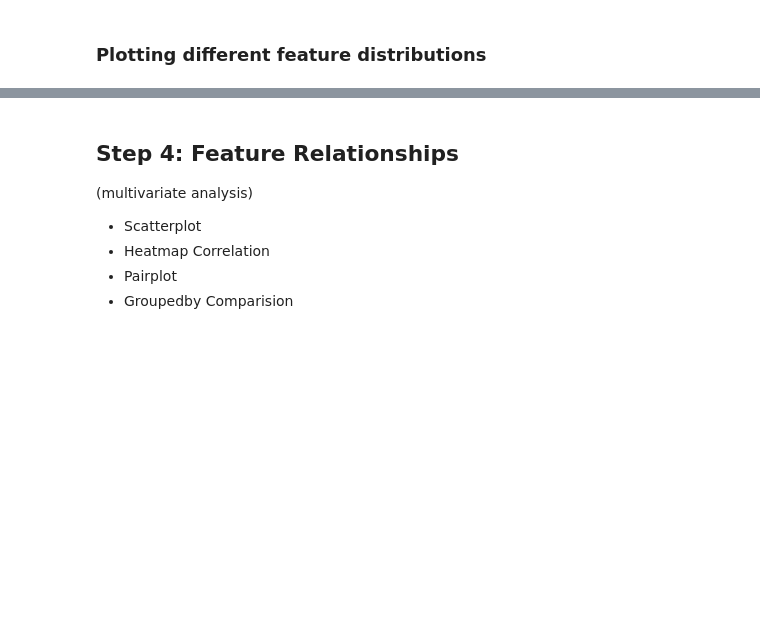
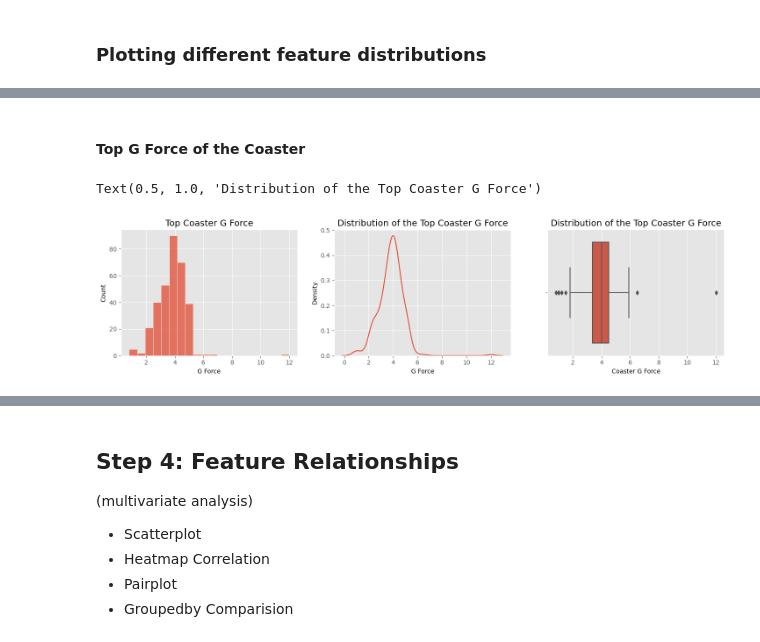
Before and after one commit to Pawcharz/Statistics-Analysis-Playground, a Jupyter notebook: rollercoaster/exploratory-data-analysis.ipynb, the cells around one changed output, grey strips where cells are left out. Cells and saved outputs as stored; diff of their text form; code cells hidden in the pictures; blank space fills up the shorter version.

```diff
--- a/rollercoaster/exploratory-data-analysis.ipynb
+++ b/rollercoaster/exploratory-data-analysis.ipynb
@@ -299,0 +347,20 @@ Text(0.5, 1.0, 'All Years Coasters Introduced')
+# %% [markdown]
+#### Top G Force of the Coaster
+# %%
+f, axs = plt.subplots(1, 3, figsize=(15, 4))
+f.tight_layout(pad=3)
+
+sns.histplot(data=df, x="Gforce", bins=20, ax=axs[0])
+axs[0].set_xlabel("G Force")
+axs[0].set_title("Top Coaster G Force")
+
+sns.kdeplot(data=df, x="Gforce", ax=axs[1])
+axs[1].set_xlabel("G Force")
+axs[1].set_title("Distribution of the Top Coaster G Force")
+
+sns.boxplot(data=df, x="Gforce", ax=axs[2])
+axs[2].set_xlabel("Coaster G Force")
+axs[2].set_title("Distribution of the Top Coaster G Force")
+# %% [output]
+Text(0.5, 1.0, 'Distribution of the Top Coaster G Force')
+[figure, added]
```
Also changed, not shown: parts of 9 cells of this notebook.
